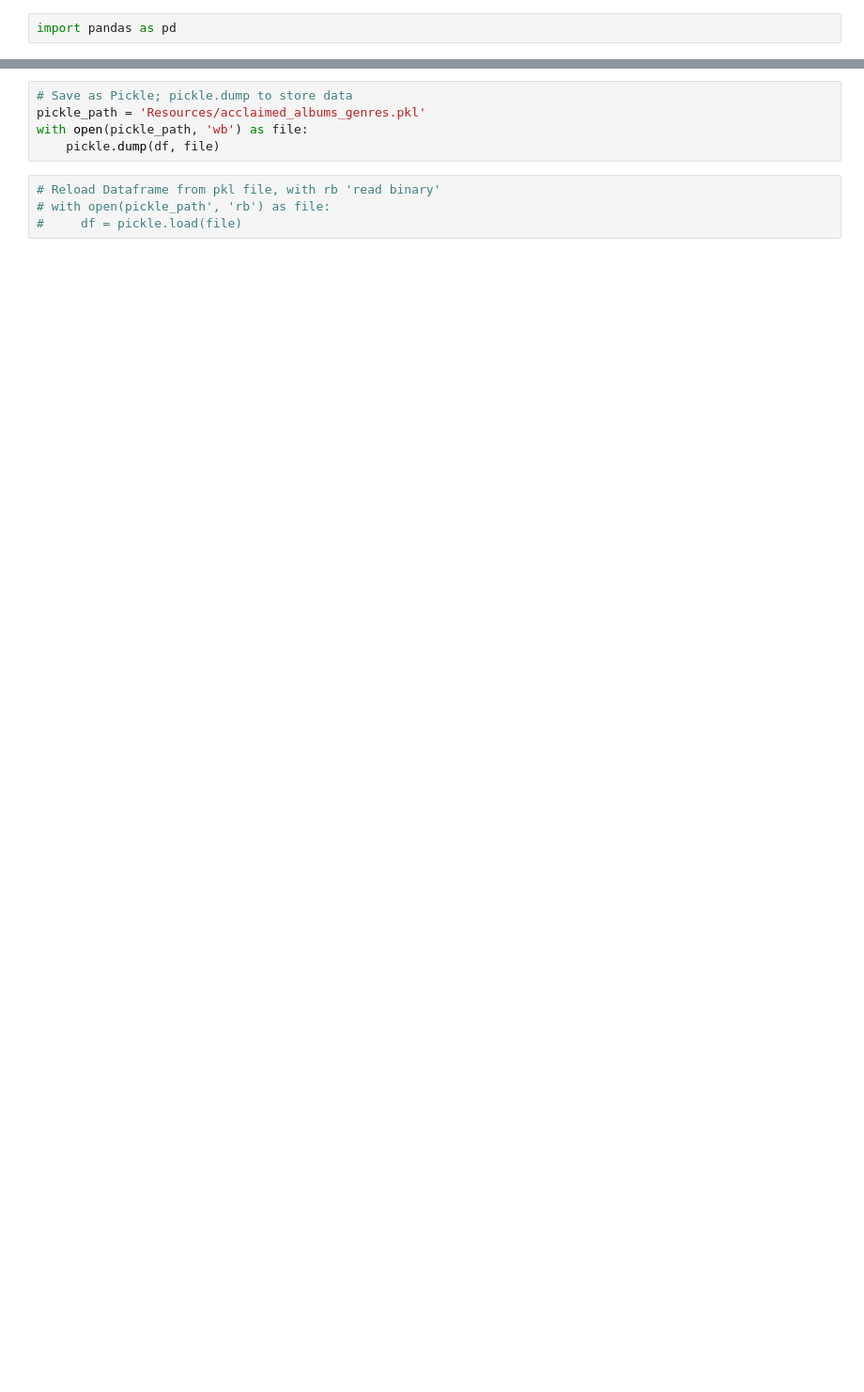
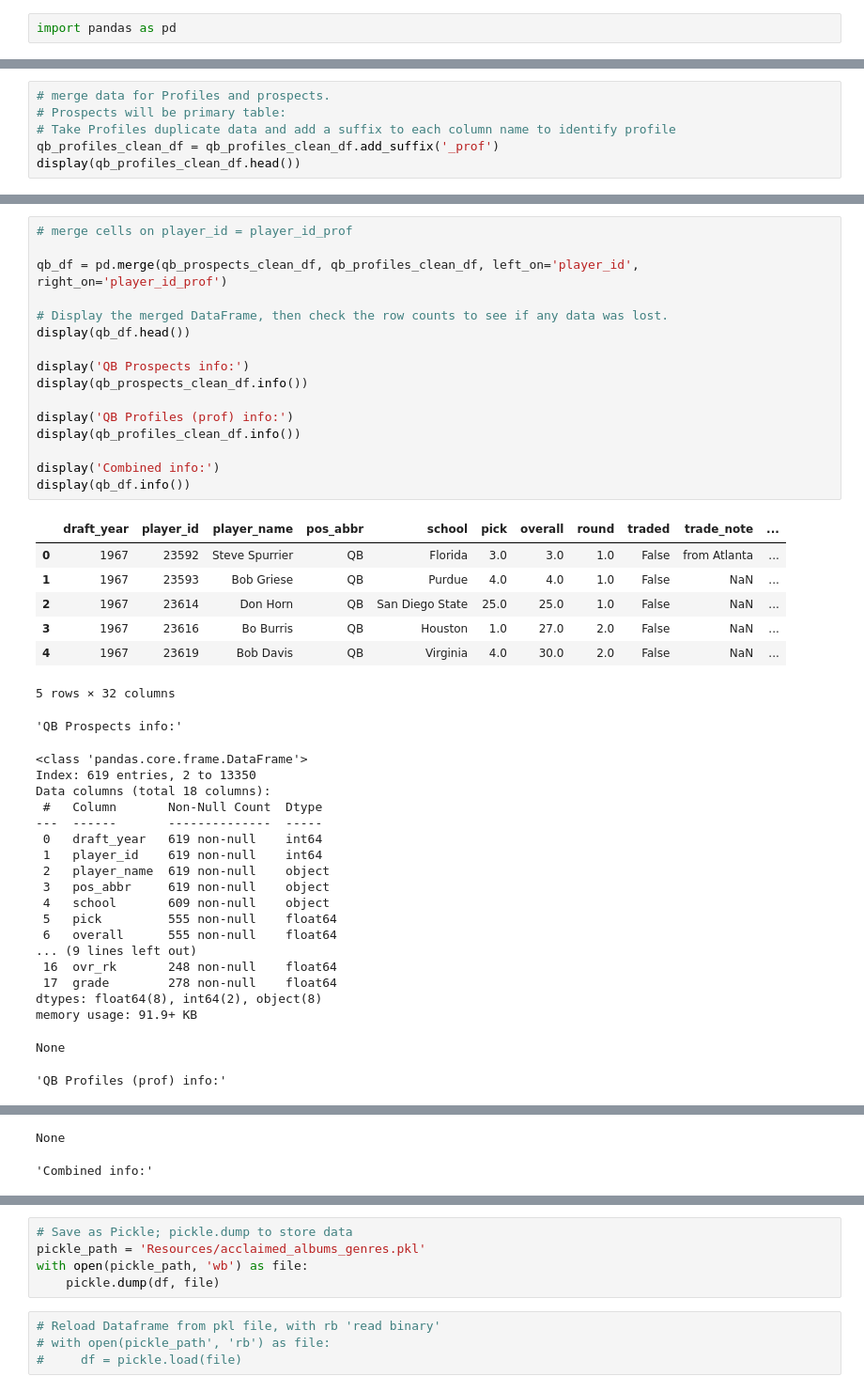
Before and after one commit to willablackmon/nfl_quarterback_draft, a Jupyter notebook: qb_prospect_data.ipynb, the cells around one changed output, grey strips where cells are left out. Shown at 94% size. Cells and saved outputs as stored; diff of their text form; blank space fills up the shorter version.

```diff
--- a/qb_prospect_data.ipynb
+++ b/qb_prospect_data.ipynb
@@ -26,0 +267,6 @@ stats_df = pd.read_csv(csv_stats)
+# %%
+# merge data for Profiles and prospects.
+# Prospects will be primary table:
+# Take Profiles duplicate data and add a suffix to each column name to identify profile
+qb_profiles_clean_df = qb_profiles_clean_df.add_suffix('_prof')
+display(qb_profiles_clean_df.head())
@@ -26,0 +289,44 @@ stats_df = pd.read_csv(csv_stats)
+# %%
+# merge cells on player_id = player_id_prof
+
+qb_df = pd.merge(qb_prospects_clean_df, qb_profiles_clean_df, left_on='player_id', right_on='player_id_prof')
+
+# Display the merged DataFrame, then check the row counts to see if any data was lost.
+display(qb_df.head())
+
+display('QB Prospects info:')
+display(qb_prospects_clean_df.info())
+
+display('QB Profiles (prof) info:')
+display(qb_profiles_clean_df.info())
+
+display('Combined info:')
+display(qb_df.info())
+# %% [output]
+|  | draft_year | player_id | player_name | pos_abbr | school | pick | overall | round | traded | trade_note | ... |
+| 0 | 1967 | 23592 | Steve Spurrier | QB | Florida | 3.0 | 3.0 | 1.0 | False | from Atlanta | ... |
+| 1 | 1967 | 23593 | Bob Griese | QB | Purdue | 4.0 | 4.0 | 1.0 | False | NaN | ... |
+| 2 | 1967 | 23614 | Don Horn | QB | San Diego State | 25.0 | 25.0 | 1.0 | False | NaN | ... |
+| 3 | 1967 | 23616 | Bo Burris | QB | Houston | 1.0 | 27.0 | 2.0 | False | NaN | ... |
+| 4 | 1967 | 23619 | Bob Davis | QB | Virginia | 4.0 | 30.0 | 2.0 | False | NaN | ... |
+5 rows × 32 columns
+'QB Prospects info:'
+<class 'pandas.core.frame.DataFrame'>
+Index: 619 entries, 2 to 13350
+Data columns (total 18 columns):
+ #   Column       Non-Null Count  Dtype
+---  ------       --------------  -----
+ 0   draft_year   619 non-null    int64
+ 1   player_id    619 non-null    int64
+ 2   player_name  619 non-null    object
+ 3   pos_abbr     619 non-null    object
+ 4   school       609 non-null    object
+ 5   pick         555 non-null    float64
+ 6   overall      555 non-null    float64
+... (9 lines left out)
+ 16  ovr_rk       248 non-null    float64
+ 17  grade        278 non-null    float64
+dtypes: float64(8), int64(2), object(8)
+memory usage: 91.9+ KB
+None
+'QB Profiles (prof) info:'
@@ -26,0 +350,2 @@ stats_df = pd.read_csv(csv_stats)
+None
+'Combined info:'
```
Also changed, not shown: parts of 31 cells of this notebook, 4 other files.
